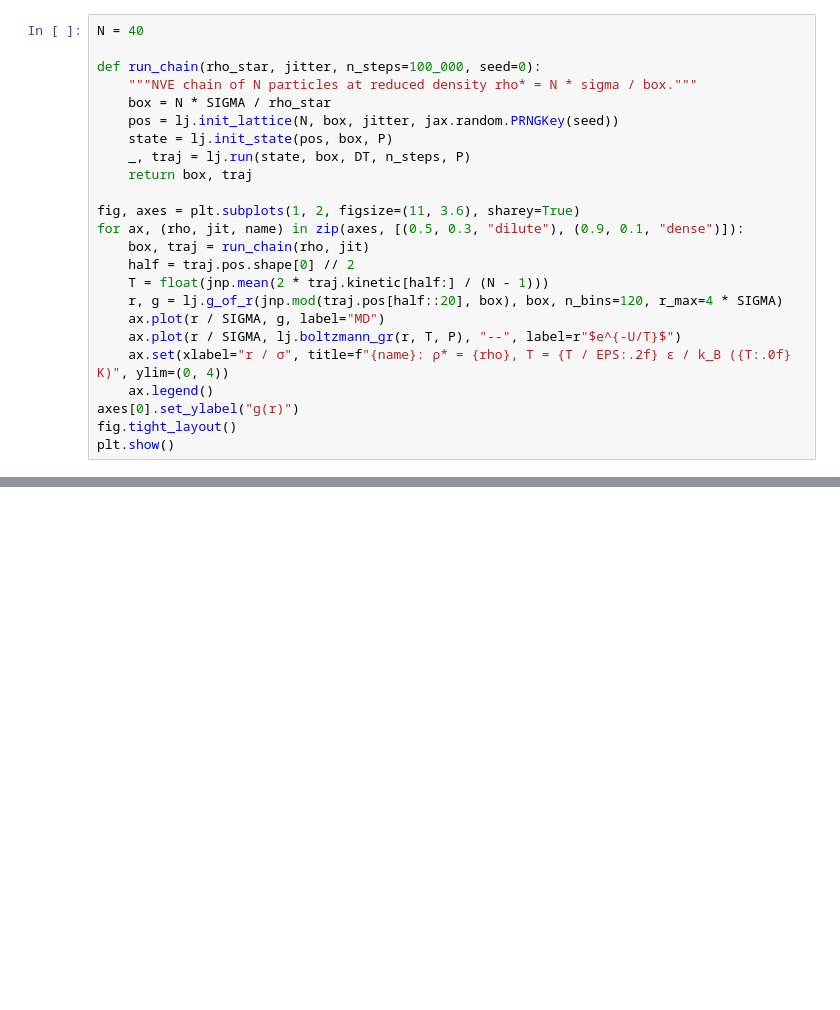
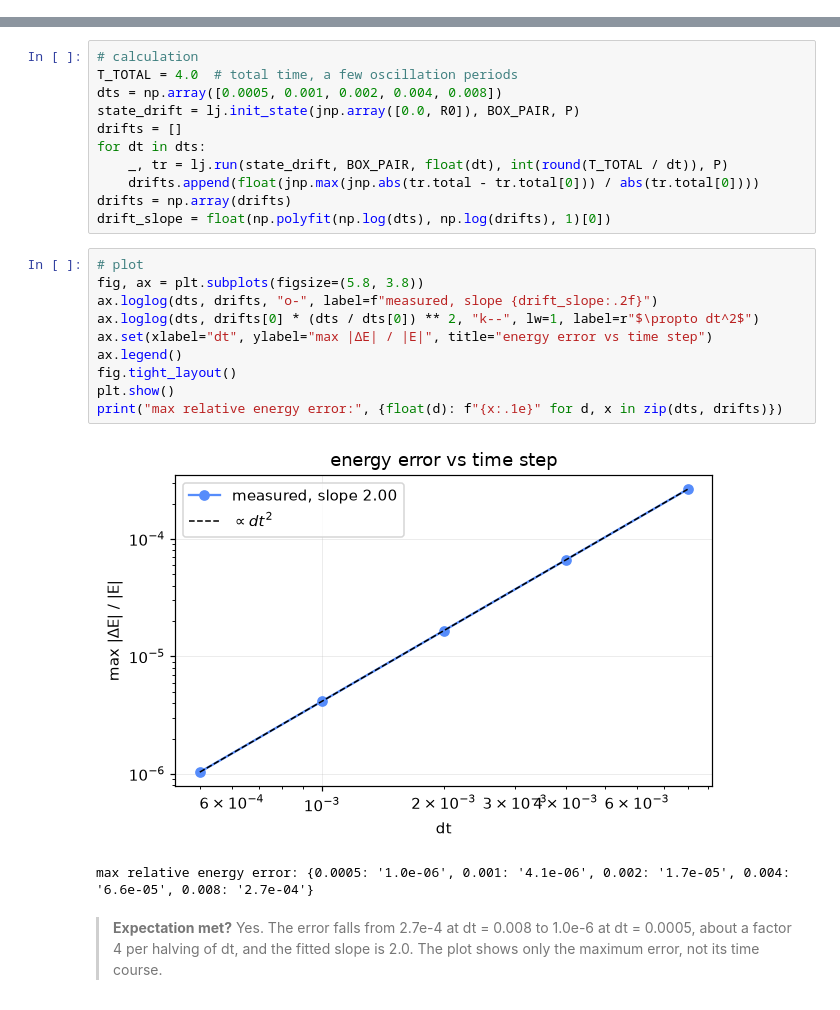
Before and after one commit to FBec2506/lj-mock, a Jupyter notebook: demo.ipynb, the cells around one changed output, grey strips where cells are left out. Saved outputs shown, nothing was run; the diff lists cells and outputs as text; blank space fills up the shorter version.

```diff
--- a/demo.ipynb
+++ b/demo.ipynb
@@ -158,24 +0,0 @@ Caveat: particles in 1D cannot pass each other and thermalise slowly, so g(r) is
-# %%
-N = 40
-
-def run_chain(rho_star, jitter, n_steps=100_000, seed=0):
-    """NVE chain of N particles at reduced density rho* = N * sigma / box."""
-    box = N * SIGMA / rho_star
-    pos = lj.init_lattice(N, box, jitter, jax.random.PRNGKey(seed))
-    state = lj.init_state(pos, box, P)
-    _, traj = lj.run(state, box, DT, n_steps, P)
-    return box, traj
-
-fig, axes = plt.subplots(1, 2, figsize=(11, 3.6), sharey=True)
-for ax, (rho, jit, name) in zip(axes, [(0.5, 0.3, "dilute"), (0.9, 0.1, "dense")]):
-    box, traj = run_chain(rho, jit)
-    half = traj.pos.shape[0] // 2
-    T = float(jnp.mean(2 * traj.kinetic[half:] / (N - 1)))
-    r, g = lj.g_of_r(jnp.mod(traj.pos[half::20], box), box, n_bins=120, r_max=4 * SIGMA)
-    ax.plot(r / SIGMA, g, label="MD")
-    ax.plot(r / SIGMA, lj.boltzmann_gr(r, T, P), "--", label=r"$e^{-U/T}$")
-    ax.set(xlabel="r / σ", title=f"{name}: ρ* = {rho}, T = {T / EPS:.2f} ε / k_B ({T:.0f} K)", ylim=(0, 4))
-    ax.legend()
-axes[0].set_ylabel("g(r)")
-fig.tight_layout()
-plt.show()
@@ -181,0 +232,26 @@ plt.show()
+# %%
+# calculation
+T_TOTAL = 4.0  # total time, a few oscillation periods
+dts = np.array([0.0005, 0.001, 0.002, 0.004, 0.008])
+state_drift = lj.init_state(jnp.array([0.0, R0]), BOX_PAIR, P)
+drifts = []
+for dt in dts:
+    _, tr = lj.run(state_drift, BOX_PAIR, float(dt), int(round(T_TOTAL / dt)), P)
+    drifts.append(float(jnp.max(jnp.abs(tr.total - tr.total[0])) / abs(tr.total[0])))
+drifts = np.array(drifts)
+drift_slope = float(np.polyfit(np.log(dts), np.log(drifts), 1)[0])
+# %%
+# plot
+fig, ax = plt.subplots(figsize=(5.8, 3.8))
+ax.loglog(dts, drifts, "o-", label=f"measured, slope {drift_slope:.2f}")
+ax.loglog(dts, drifts[0] * (dts / dts[0]) ** 2, "k--", lw=1, label=r"$\propto dt^2$")
+ax.set(xlabel="dt", ylabel="max |ΔE| / |E|", title="energy error vs time step")
+ax.legend()
+fig.tight_layout()
+plt.show()
+print("max relative energy error:", {float(d): f"{x:.1e}" for d, x in zip(dts, drifts)})
+# %% [output]
+[figure, added]
+max relative energy error: {0.0005: '1.0e-06', 0.001: '4.1e-06', 0.002: '1.7e-05', 0.004: '6.6e-05', 0.008: '2.7e-04'}
+# %% [markdown]
+> **Expectation met?** Yes. The error falls from 2.7e-4 at dt = 0.008 to 1.0e-6 at dt = 0.0005, about a factor 4 per halving of dt, and the fitted slope is 2.0. The plot shows only the maximum error, not its time course.
```
Also changed, not shown: parts of 40 cells of this notebook.
